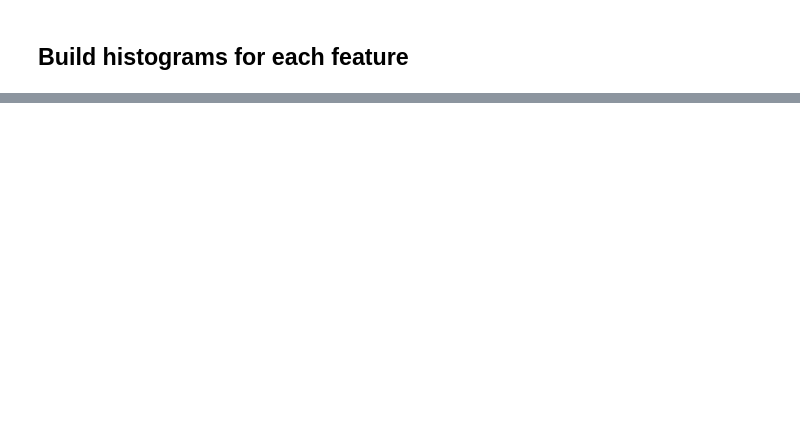
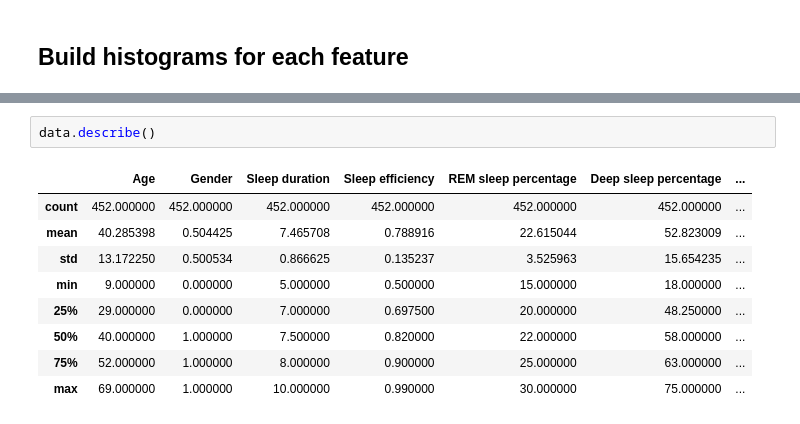
Before and after one commit to kvufee/sideTasks, a Jupyter notebook: dataAnalysisHW.ipynb, the cells around one changed output, grey strips where cells are left out. Saved outputs shown, nothing was run; the diff lists cells and outputs as text; blank space fills up the shorter version.

```diff
--- a/dataAnalysisHW.ipynb
+++ b/dataAnalysisHW.ipynb
@@ -95,0 +108,12 @@ SyntaxError: cannot assign to literal (3516603751.py, line 5)
+# %%
+data.describe()
+# %% [output]
+|  | Age | Gender | Sleep duration | Sleep efficiency | REM sleep percentage | Deep sleep percentage | ... |
+| count | 452.000000 | 452.000000 | 452.000000 | 452.000000 | 452.000000 | 452.000000 | ... |
+| mean | 40.285398 | 0.504425 | 7.465708 | 0.788916 | 22.615044 | 52.823009 | ... |
+| std | 13.172250 | 0.500534 | 0.866625 | 0.135237 | 3.525963 | 15.654235 | ... |
+| min | 9.000000 | 0.000000 | 5.000000 | 0.500000 | 15.000000 | 18.000000 | ... |
+| 25% | 29.000000 | 0.000000 | 7.000000 | 0.697500 | 20.000000 | 48.250000 | ... |
+| 50% | 40.000000 | 1.000000 | 7.500000 | 0.820000 | 22.000000 | 58.000000 | ... |
+| 75% | 52.000000 | 1.000000 | 8.000000 | 0.900000 | 25.000000 | 63.000000 | ... |
+| max | 69.000000 | 1.000000 | 10.000000 | 0.990000 | 30.000000 | 75.000000 | ... |
```
Also changed, not shown: parts of 6 cells of this notebook.
